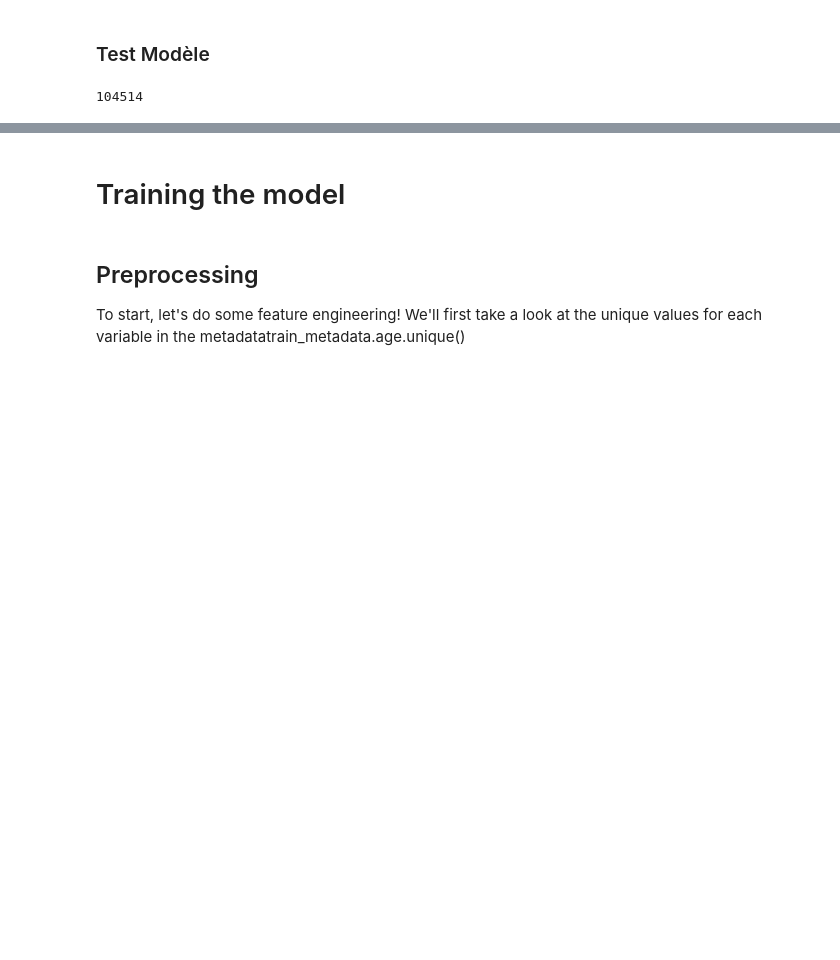
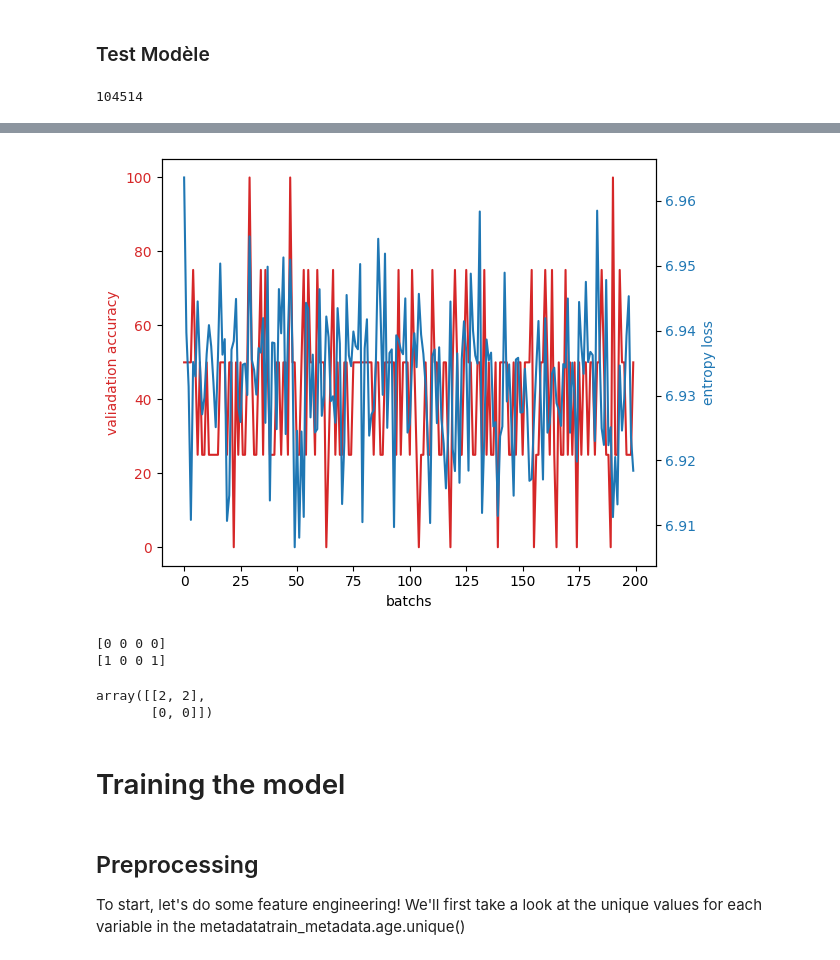
Before and after one commit to johnplt/visiomel-melanoma-iavengers, a Jupyter notebook: notebook/visiomel.ipynb, the cells around one changed output, grey strips where cells are left out. Cells and saved outputs as stored; diff of their text form; code cells hidden in the pictures; blank space fills up the shorter version.

```diff
--- a/notebook/visiomel.ipynb
+++ b/notebook/visiomel.ipynb
@@ -207,9 +205,9 @@ class CustomDataset(Dataset):
 # %%
 NB_CLASSES = 2
 config ={
-    'n_epoch' : 100,
-    'val_size' : 0.15,
-    'batch_size' : 30,
+    'n_epoch' : 200,
+    'val_size' : 0.20,
+    'batch_size' : 4,
     'optimizer' : "SGD",
     'lr' : 0.005,
     'momentum' : 0.9,
@@ -225,6 +223,7 @@ On appelle un tour complet une epoch.
 # %%
 batch_size =  config['batch_size']
 all_dataset = CustomDataset(train_images_paths,train_images_labels)
+#all_dataset = CustomDataset(train_images_name,train_images_labels_all)
 
 # je découpe le data set en train et validation (20 % de validation) en stratifiant par les labels
 train_indices, valid_indices = train_test_split(list(range(len(train_images_labels))), test_size=config['val_size'], stratify=train_images_labels)
@@ -233,7 +232,7 @@ train_dataset = torch.utils.data.Subset(all_dataset, train_indices)
 valid_dataset = torch.utils.data.Subset(all_dataset, valid_indices)
 
 train_loader = DataLoader(train_dataset, batch_size=batch_size,shuffle=True, num_workers=0)
-valid_loader = DataLoader(valid_dataset, batch_size=80, shuffle=True, num_workers=0)
+valid_loader = DataLoader(valid_dataset, batch_size=batch_size, shuffle=True, num_workers=0)
 # %% [markdown]
 ### Définition des modèles
  On définit ici une classe Net (héritant de la classe module) permettant d'instancier des réseaux de neurones convolutifs.Dans init, on définit l'ensemble des objets utilisés dans l'opération forward.L'opération forward définit la suite des opérations qui seront appliquées aux images auxquelles on appliquera un modèle de type Net.Dans la fonction forward (qui prend en entrée une image x) on constate bien que plusieurs transformations enboitées sont successivement appliquées à l'image x en entrée.
@@ -343,3 +343,42 @@ running_loss
+# %%
+fig, ax1 = plt.subplots()
+
+color = 'tab:red'
+ax1.set_xlabel('batchs')
+ax1.set_ylabel('valiadation accuracy', color=color)
+ax1.plot(liste_acc_val, color=color)
+ax1.tick_params(axis='y', labelcolor=color)
+
+ax2 = ax1.twinx()  # instantiate a second axes that shares the same x-axis
+
+color = 'tab:blue'
+ax2.set_ylabel('entropy loss', color=color)  # we already handled the x-label with ax1
+ax2.plot(liste_loss, color=color)
+ax2.tick_params(axis='y', labelcolor=color)
+
+fig.tight_layout()  # otherwise the right y-label is slightly clipped
+plt.show()
+# %% [output]
+[figure, added]
+# %%
+t = iter(valid_loader)
+dico = next(t)
+
+images =dico["image"]
+labels =dico["label"]
+
+pred = np.array(torch.argmax(net(images.to(device)),dim =1).cpu())
+labels = np.array(labels)
+
+print(pred)
+print(labels)
+
+confusion_matrix(pred,labels)
+# %% [output]
+[0 0 0 0]
+[1 0 0 1]
+array([[2, 2],
+       [0, 0]])
 # %% [markdown]
 # Training the model
 # %% [markdown]
```
Also changed, not shown: parts of 17 cells of this notebook.
